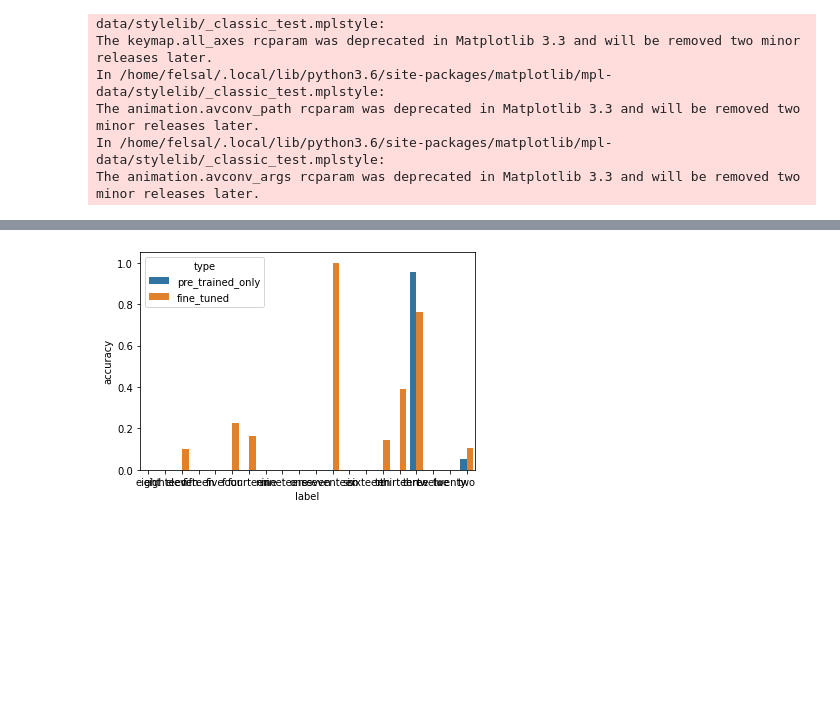
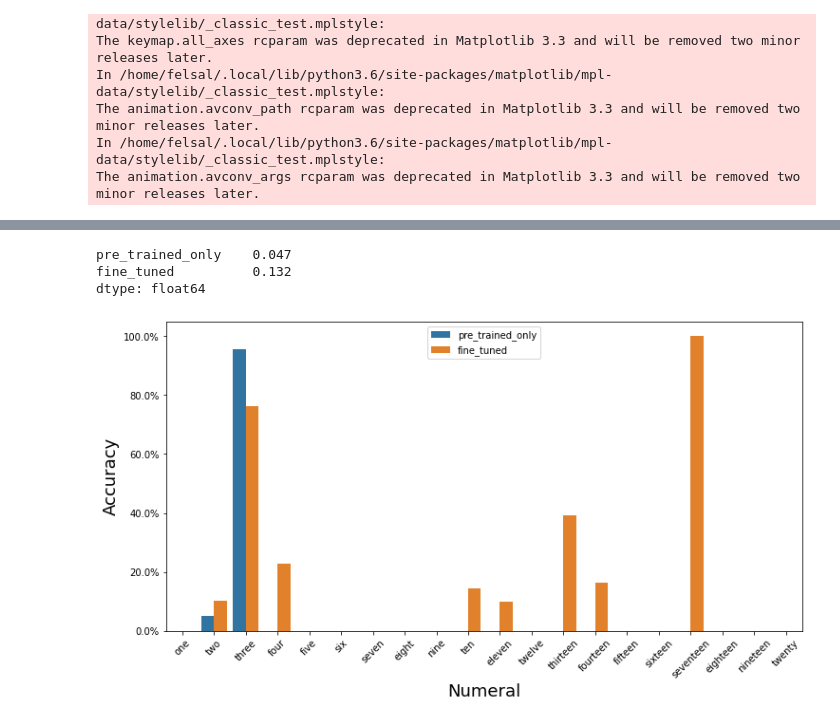
Before and after one commit to felipessalvatore/InferenceLanguageModels, a Jupyter notebook: NEW_check_results.ipynb, the cells around one changed output, grey strips where cells are left out. Drawn from its saved outputs; the diff is of its cells as text; code cells hidden in the pictures; blank space fills up the shorter version.

```diff
--- a/NEW_check_results.ipynb
+++ b/NEW_check_results.ipynb
@@ -28,6 +30,15 @@ def combine(df_g):
         fr.loc[:,"type"] = name
         frames.append(fr)
     return pd.concat(frames).reset_index(drop=True)
+
+def f_percentage(x, pos):
+    """
+    Adds percentage sign to plot ticks.
+    """
+
+    return '{:.1%}'.format(x)
+
+y_axis_formatter = FuncFormatter(f_percentage)
 # %%
 df1 = pd.read_csv("results/BC_basic.csv")
 df1 = df1[["label",
@@ -62,15 +110,39 @@ sns.barplot(x="label", y="accuracy", hue="type", data=df2_g);
 # %%
 df3 = pd.read_csv("results/count_basic.csv")
 df3 = df3[["label",
         "bert_base_uncased_pre_trained",
         "bert_base_uncased_fine_tuned"]]
 
+
+
 df3 = df3.rename(columns={"bert_base_uncased_pre_trained":"pre_trained_only",
                           "bert_base_uncased_fine_tuned":"fine_tuned"})
 
 df3.loc[:, "fine_tuned"] = df3.fine_tuned.where(df3.fine_tuned ==1, 0)
 df3.loc[:, "pre_trained_only"] = df3.pre_trained_only.where(df3.pre_trained_only ==1, 0)
+print(df3.mean())
+
 df3_g = combine(df3.groupby("label").mean())
-sns.barplot(x="label", y="accuracy", hue="type", data=df3_g);
+
+numerals = list(num2word.values())
+numerals = [n for n in numerals if n in set(df3.label)]
+df3_g = df3_g.set_index("label").loc[numerals].reset_index()
+
+figsize = (12,6)
+xlabel = "Numeral"
+ylabel = "Accuracy"
+path = "img/MI_count_acc.png"
+
+fig, ax = plt.subplots(1, 1, figsize=figsize)
+sns.barplot(x="label", y="accuracy", hue="type", data=df3_g,ax=ax);
+ax.set_xlabel(xlabel, fontsize=18)
+ax.set_ylabel(ylabel, fontsize=18)
+ax.yaxis.set_major_formatter(FuncFormatter(y_axis_formatter))
+plt.xticks(rotation=45)
+ax.legend(loc="best")
+plt.savefig(path, bbox_inches='tight', pad_inches=0.5)
 # %% [output]
+pre_trained_only    0.047
+fine_tuned          0.132
+dtype: float64
-[figure, old version]
+[figure, new version]
```
Also changed, not shown: parts of 3 cells of this notebook, 5 other files.
